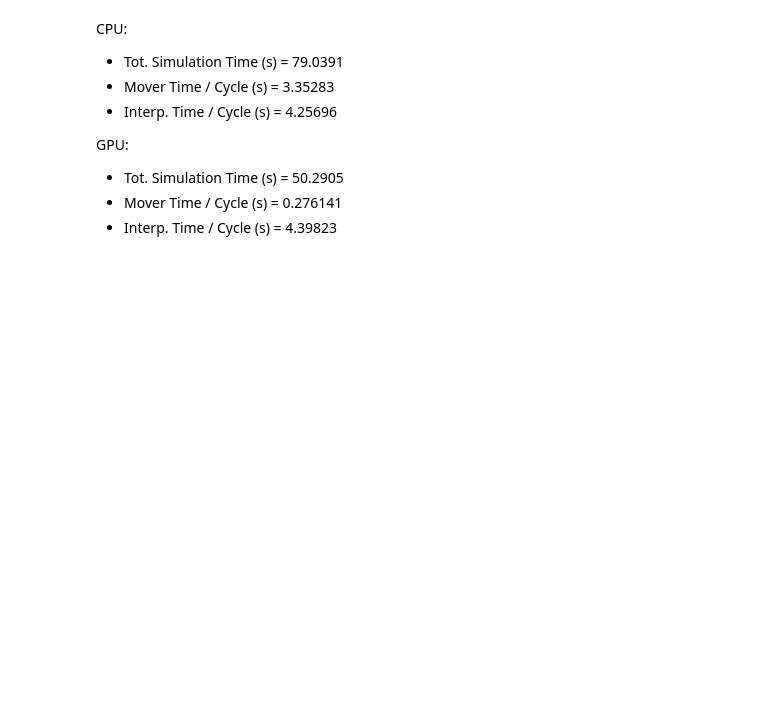
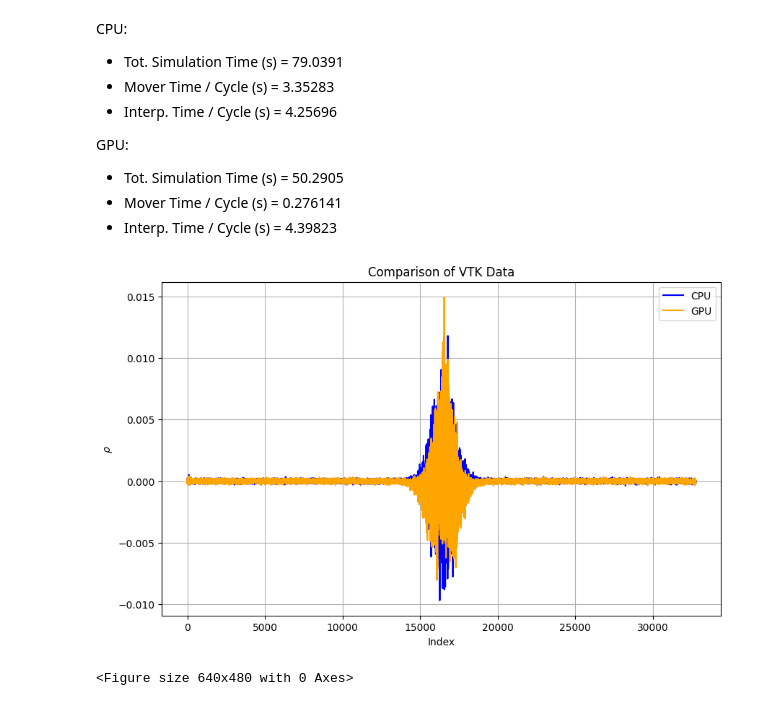
Before and after one commit to spetznick/applied-gpu-programming, a Jupyter notebook: assignment-3.ipynb, the cells around one changed output. Saved outputs shown, nothing was run; the diff lists cells and outputs as text; code cells hidden in the pictures; blank space fills up the shorter version.

```diff
--- a/assignment-3.ipynb
+++ b/assignment-3.ipynb
@@ -85,3 +85,71 @@ GPU:
 - Tot. Simulation Time (s) = 50.2905
 - Mover Time / Cycle   (s) = 0.276141
 - Interp. Time / Cycle (s) = 4.39823
+# %%
+import numpy as np
+import matplotlib.pyplot as plt
+
+def parse_vtk_file(filepath):
+    """
+    Parses a VTK file with structured points and extracts the data values.
+
+    Args:
+        filepath (str): Path to the VTK file.
+
+    Returns:
+        np.ndarray: Extracted data values as a NumPy array.
+    """
+    with open(filepath, 'r') as file:
+        lines = file.readlines()
+
+    # Find the start of the data
+    data_start_idx = None
+    for idx, line in enumerate(lines):
+        if line.strip() == "LOOKUP_TABLE default":
+            data_start_idx = idx + 1
+            break
+
+    if data_start_idx is None:
+        raise ValueError("Could not find the data section in the VTK file.")
+
+    # Extract data values as floats
+    data_values = [float(value.strip()) for value in lines[data_start_idx:]]
+    return np.array(data_values)
+
+def plot_vtk_files(file1, file2):
+    """
+    Plots the data from two VTK files on the same graph.
+
+    Args:
+        file1 (str): Path to the first VTK file.
+        file2 (str): Path to the second VTK file.
+    """
+    # Parse the files
+    data1 = parse_vtk_file(file1)
+    data2 = parse_vtk_file(file2)
+
+    # Generate indices for x-axis
+    indices = np.arange(len(data1))
+
+    # Plot the data
+    plt.figure(figsize=(10, 6))
+    plt.plot(indices, data1, label="CPU", color='blue')
+    plt.plot(indices, data2, label="GPU", color='orange')
+    plt.xlabel("Index")
+    plt.ylabel(r"$\rho$")
+    plt.title("Comparison of VTK Data")
+    plt.legend()
+    plt.grid()
+    plt.show()
+
+# Paths to the VTK files
+file1_path = "./data/rho_net_10_cpu.vtk"
+file2_path = "./data/rho_net_10_gpu.vtk"
+
+# Plot the data from both files
+plot_vtk_files(file1_path, file2_path)
+# Save figure as png
+plt.savefig("./data/results.png")
+# %% [output]
+[figure, added]
+<Figure size 640x480 with 0 Axes>
```
Also changed, not shown: parts of 1 cell of this notebook.
